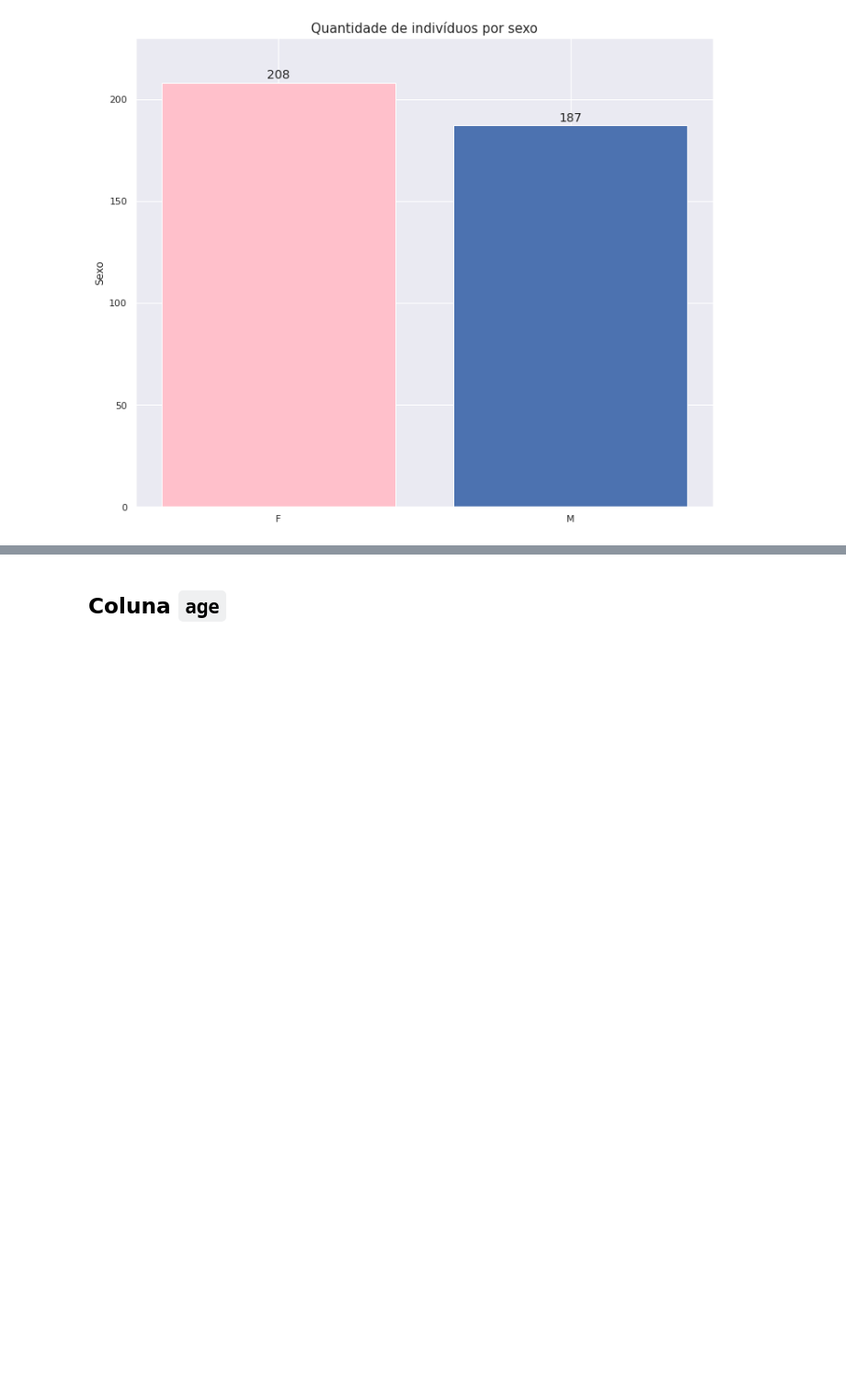
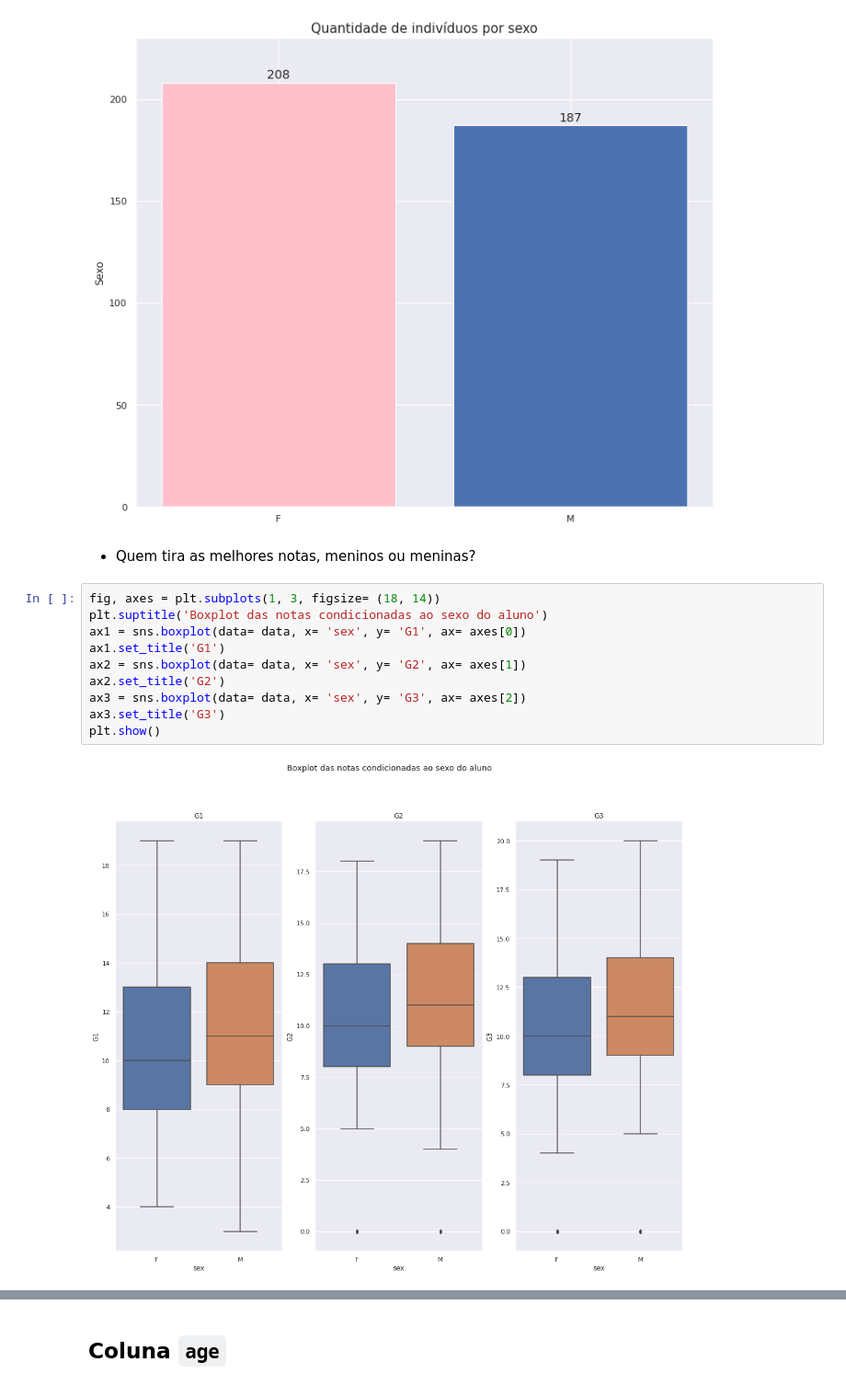
Before and after one commit to DamodaraBarbosa/machine_learning_studies, a Jupyter notebook: Student_Predict_Grade.ipynb, the cells around one changed output, grey strips where cells are left out. Shown at 92% size. Saved outputs shown, nothing was run; the diff lists cells and outputs as text; blank space fills up the shorter version.

```diff
--- a/Student_Predict_Grade.ipynb
+++ b/Student_Predict_Grade.ipynb
@@ -170,3 +170,17 @@ plt.ylabel('Sexo')
 plt.show()
 # %% [output]
 [figure]
+# %% [markdown]
+* Quem tira as melhores notas, meninos ou meninas?
+# %%
+fig, axes = plt.subplots(1, 3, figsize= (18, 14))
+plt.suptitle('Boxplot das notas condicionadas ao sexo do aluno')
+ax1 = sns.boxplot(data= data, x= 'sex', y= 'G1', ax= axes[0])
+ax1.set_title('G1')
+ax2 = sns.boxplot(data= data, x= 'sex', y= 'G2', ax= axes[1])
+ax2.set_title('G2')
+ax3 = sns.boxplot(data= data, x= 'sex', y= 'G3', ax= axes[2])
+ax3.set_title('G3')
+plt.show()
+# %% [output]
+[figure, added]
```
Also changed, not shown: parts of 56 cells of this notebook.
